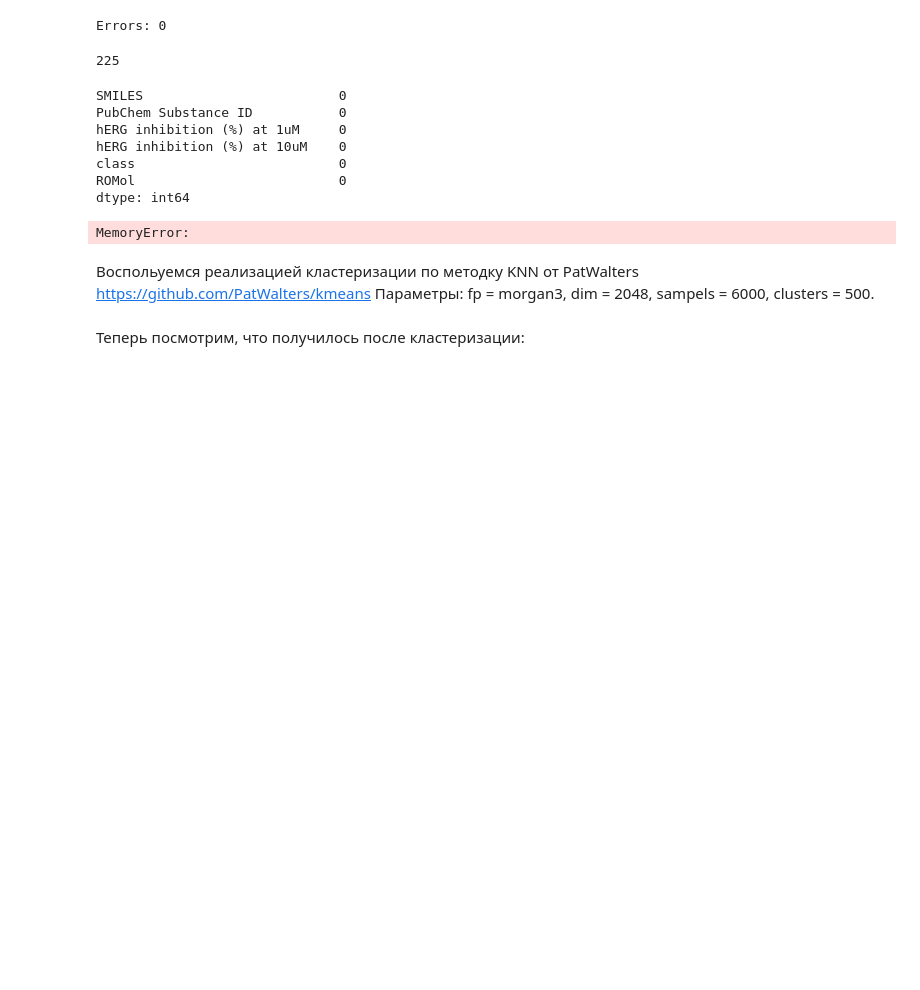
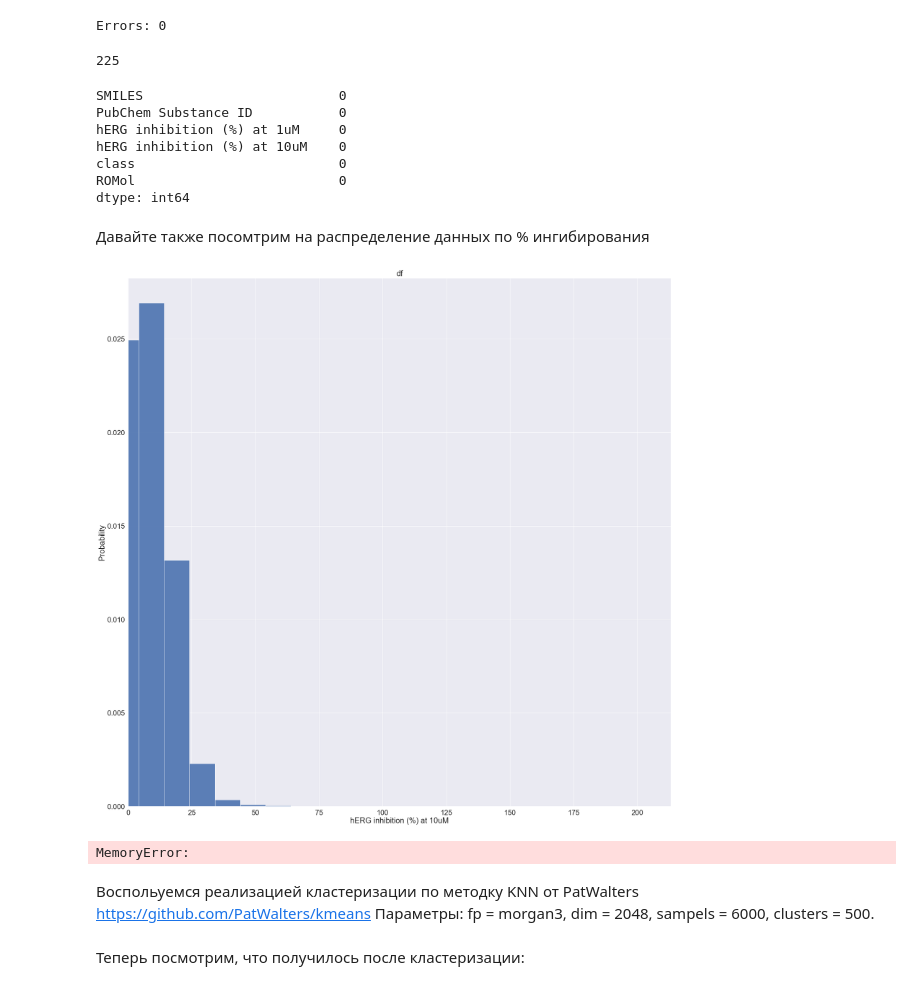
Before and after one commit to ElinaSmall/hERG_model, a Jupyter notebook: notebooks/001.1-smolkina-data-preparation-validation-set.ipynb, the cells around one changed output. Saved outputs shown, nothing was run; the diff lists cells and outputs as text; code cells hidden in the pictures; blank space fills up the shorter version.

```diff
--- a/notebooks/001.1-smolkina-data-preparation-validation-set.ipynb
+++ b/notebooks/001.1-smolkina-data-preparation-validation-set.ipynb
@@ -205,6 +209,26 @@ hERG inhibition (%) at 10uM    0
 class                          0
 ROMol                          0
 dtype: int64
+# %% [markdown]
+Давайте также посомтрим на распределение данных по % ингибирования
+# %%
+def plot_pIC50(df1, name, value):
+    # функция для построения распределения по значению pIC50
+    c,me,std,mi,procent1, procent2, procent3, ma = df1[value].describe().round(4)
+    n, bins, patches = plt.hist(df1[value], 50, density=True, alpha=0.9)
+
+    plt.xlabel(value)
+    plt.ylabel('Probability')
+    plt.title(f'{name}')
+    plt.xlim(0, np.max(df1[value]))
+    plt.annotate(f'count={c}\nmean={me}\nstd={std}\nmin={mi}\n25%={procent1}\n50%={procent2}\n75%={procent3}\nmax={ma}', xy=(0.5, 0.2))
+    # plt.ylim(0, 1)
+    plt.grid(True)
+    plt.show()
+# %%
+plot_pIC50(df, name='df', value ='hERG inhibition (%) at 10uM')
+# %% [output]
+[figure, added]
 # %%
 def calc_morgan(mols):
     """ генерация молекулярных отпечатков по методу Моргана с радиусом 3
```
Also changed, not shown: parts of 1 cell of this notebook.
